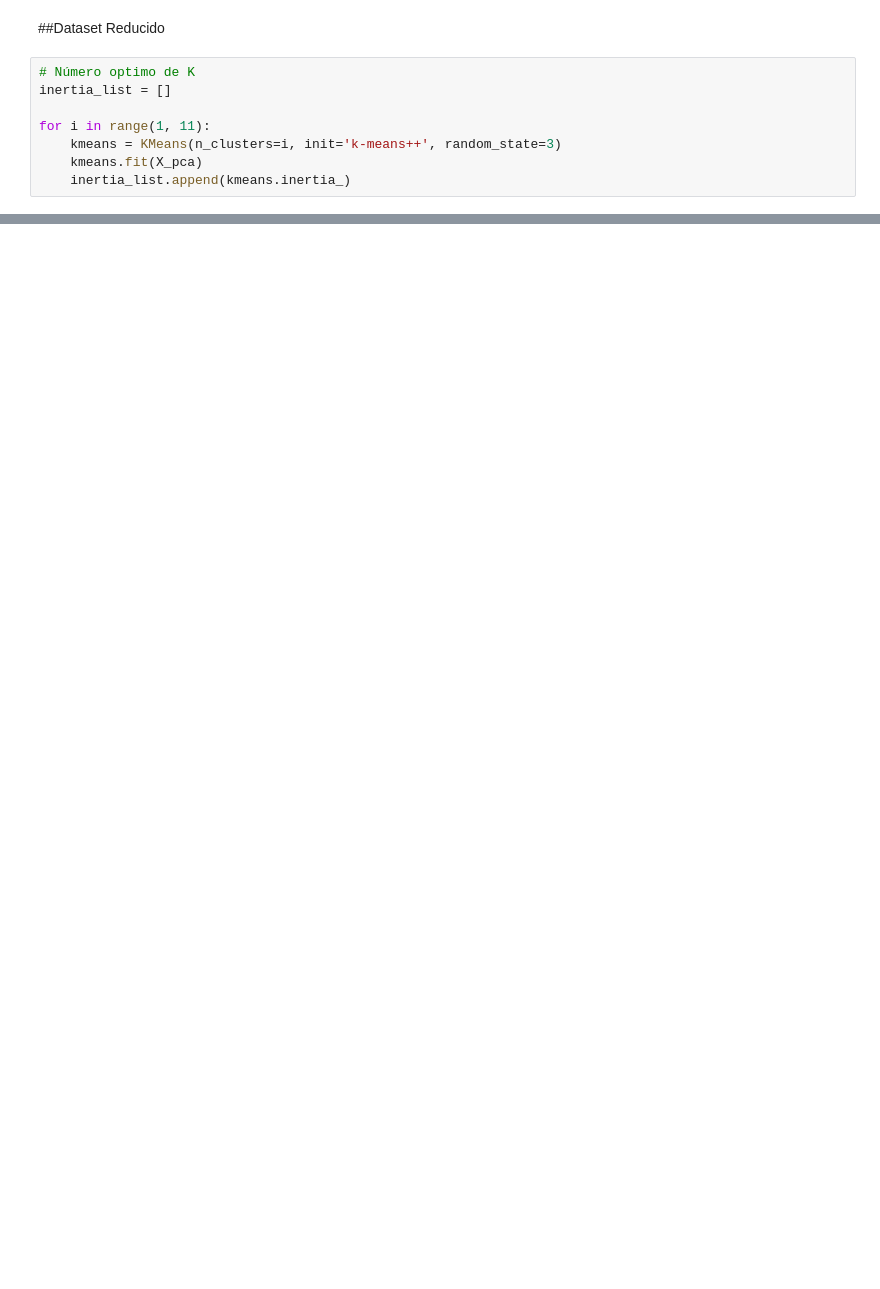
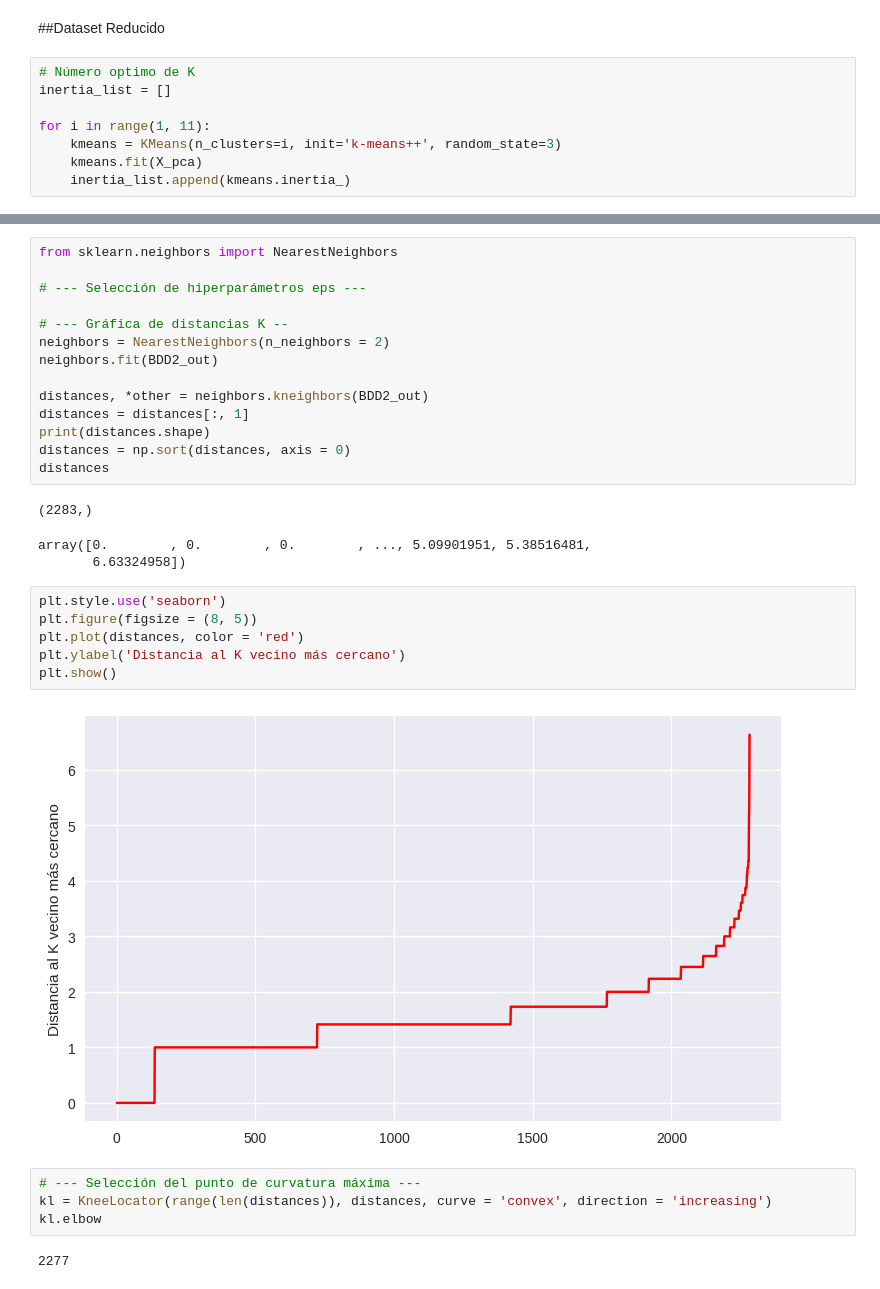
Before and after one commit to veronica1908/T2_APRENDIZAJE_NO_SUPERVISADO, a Jupyter notebook: APRENDIZAJE_NO_SUPERVISADO.ipynb, the cells around one changed output, grey strips where cells are left out. Cells and saved outputs as stored; diff of their text form; blank space fills up the shorter version.

```diff
--- a/APRENDIZAJE_NO_SUPERVISADO.ipynb
+++ b/APRENDIZAJE_NO_SUPERVISADO.ipynb
@@ -2119,0 +1889,32 @@ BDD.head()
+# %%
+from sklearn.neighbors import NearestNeighbors
+
+# --- Selección de hiperparámetros eps ---
+
+# --- Gráfica de distancias K --
+neighbors = NearestNeighbors(n_neighbors = 2)
+neighbors.fit(BDD2_out)
+
+distances, *other = neighbors.kneighbors(BDD2_out)
+distances = distances[:, 1]
+print(distances.shape)
+distances = np.sort(distances, axis = 0)
+distances
+# %% [output]
+(2283,)
+array([0.        , 0.        , 0.        , ..., 5.09901951, 5.38516481,
+       6.63324958])
+# %%
+plt.style.use('seaborn')
+plt.figure(figsize = (8, 5))
+plt.plot(distances, color = 'red')
+plt.ylabel('Distancia al K vecino más cercano')
+plt.show()
+# %% [output]
+[figure, added]
+# %%
+# --- Selección del punto de curvatura máxima ---
+kl = KneeLocator(range(len(distances)), distances, curve = 'convex', direction = 'increasing')
+kl.elbow
+# %% [output]
+2277
```
Also changed, not shown: parts of 89 cells of this notebook.
